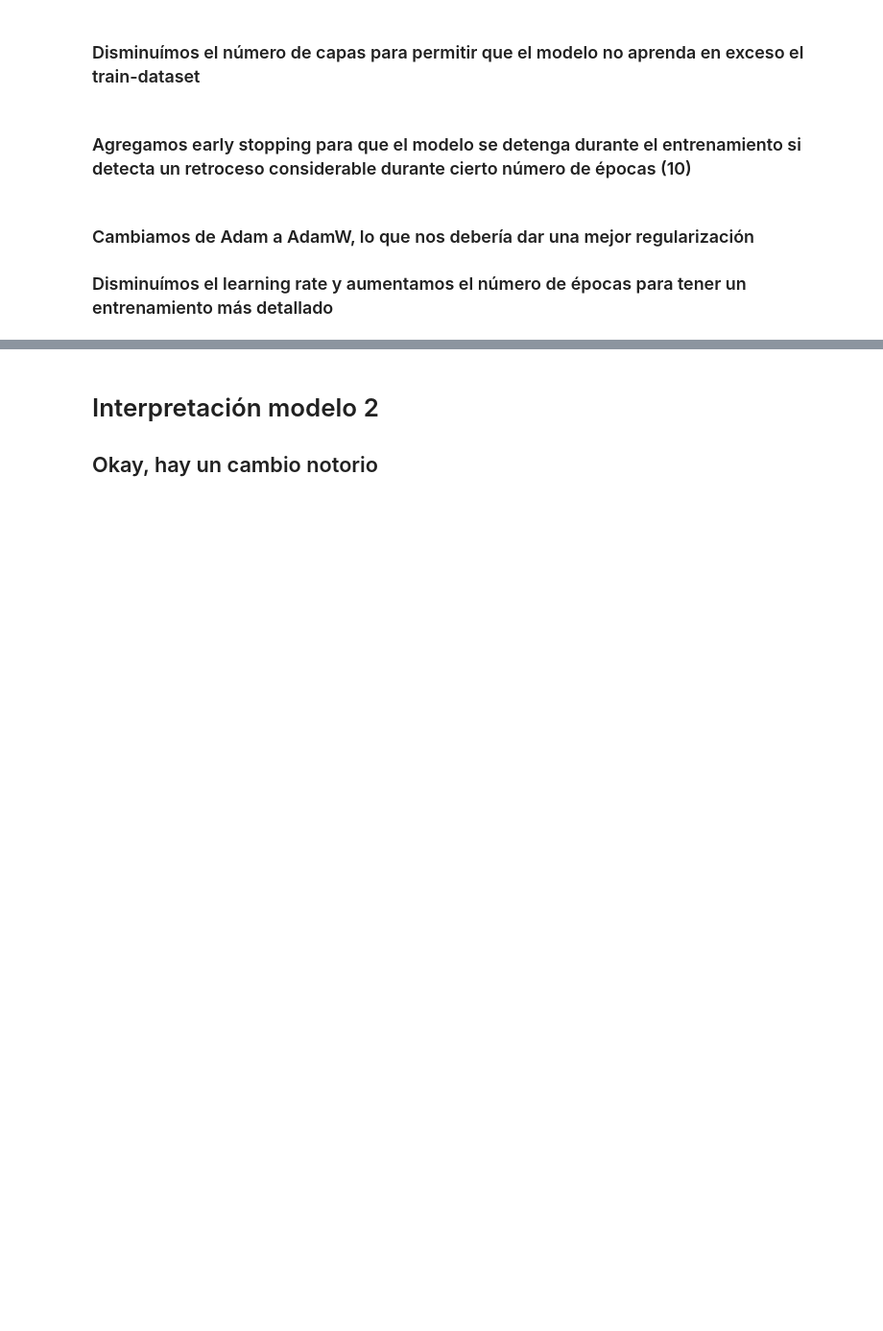
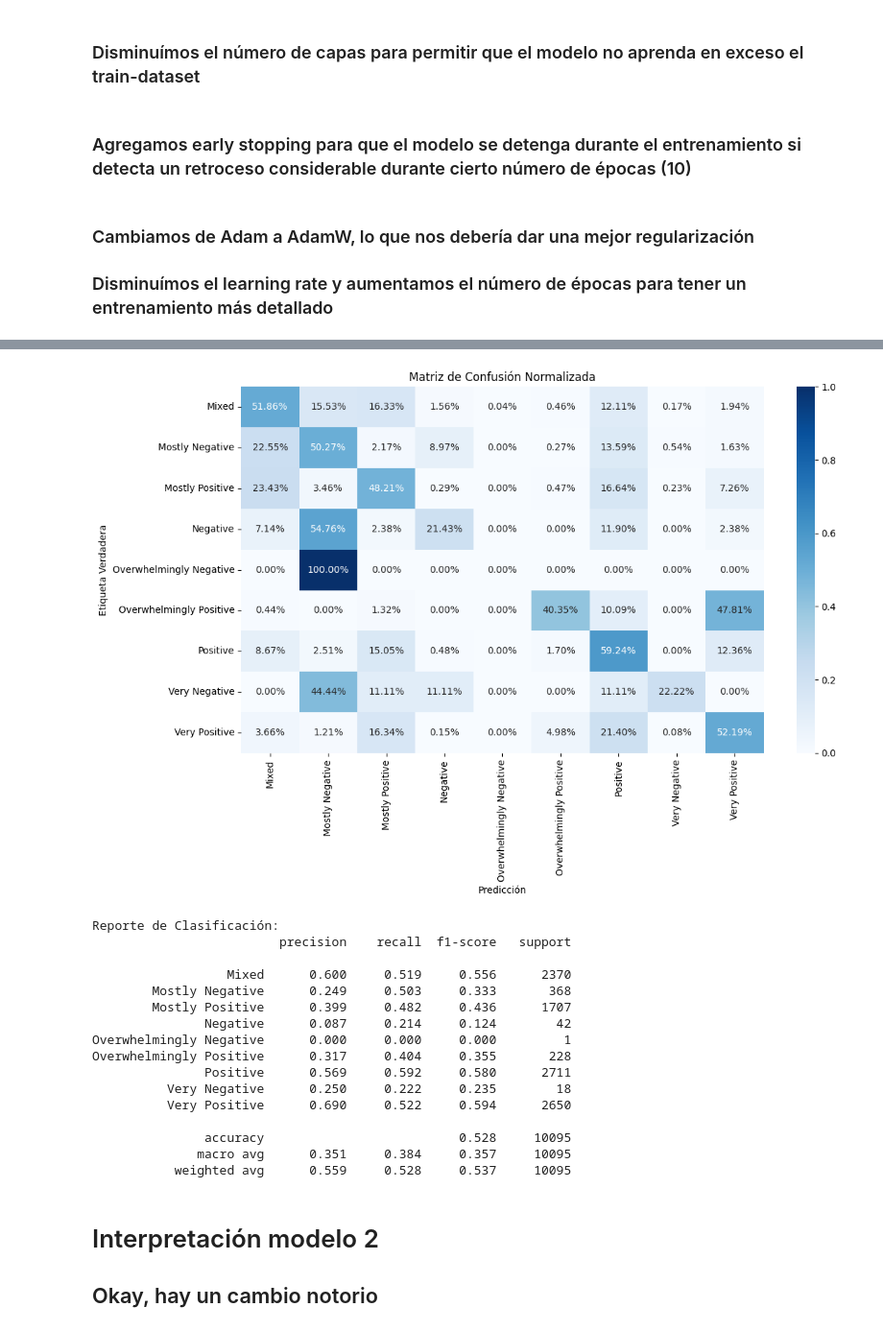
Before and after one commit to 00sen/7th-deep-learning, a Jupyter notebook: pytorch_transfer.ipynb, the cells around one changed output, grey strips where cells are left out. Shown at 96% size. Drawn from its saved outputs; the diff is of its cells as text; code cells hidden in the pictures; blank space fills up the shorter version.

```diff
--- a/pytorch_transfer.ipynb
+++ b/pytorch_transfer.ipynb
@@ -1460,3 +1543,24 @@ plt.show()
+# %%
+# Crear la matriz de confusión
+cm, cm_normalized = create_confusion_matrix(model2, test_loader, device, label_encoder)
+# %% [output]
+[figure, added]
+Reporte de Clasificación:
+                         precision    recall  f1-score   support
+
+                  Mixed      0.600     0.519     0.556      2370
+        Mostly Negative      0.249     0.503     0.333       368
+        Mostly Positive      0.399     0.482     0.436      1707
+               Negative      0.087     0.214     0.124        42
+Overwhelmingly Negative      0.000     0.000     0.000         1
+Overwhelmingly Positive      0.317     0.404     0.355       228
+               Positive      0.569     0.592     0.580      2711
+          Very Negative      0.250     0.222     0.235        18
+          Very Positive      0.690     0.522     0.594      2650
+
+               accuracy                          0.528     10095
+              macro avg      0.351     0.384     0.357     10095
+           weighted avg      0.559     0.528     0.537     10095
 # %% [markdown]
 # Interpretación modelo 2
 ## Okay, hay un cambio notorio
```
Also changed, not shown: parts of 10 cells of this notebook, 3 other files.
